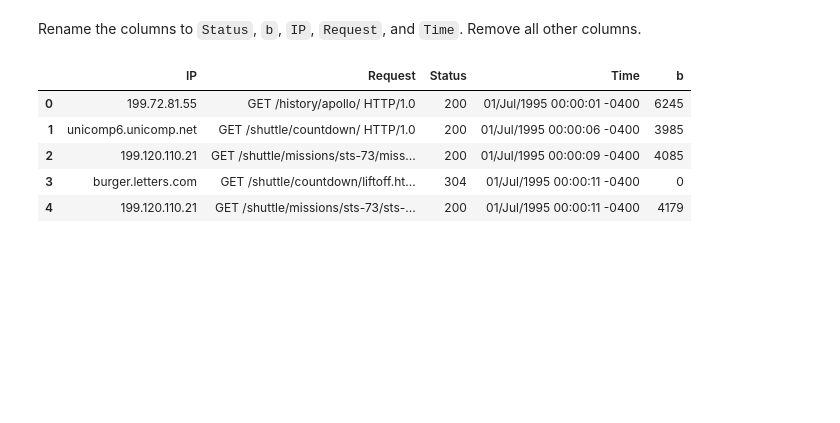
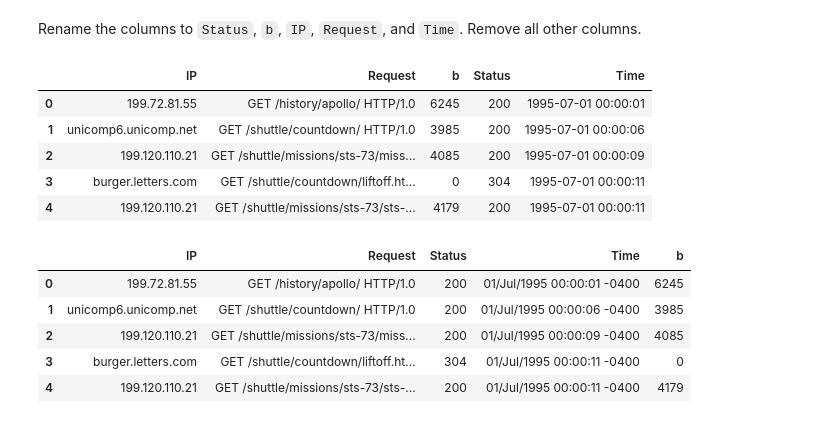
Before and after one commit to tow02/iccs413, a Jupyter notebook: assignments/a1/Assn1 - Web Server Log Analysis.ipynb, the cells around one changed output. Drawn from its saved outputs; the diff is of its cells as text; code cells hidden in the pictures; blank space fills up the shorter version.

```diff
--- a/assignments/a1/Assn1 - Web Server Log Analysis.ipynb
+++ b/assignments/a1/Assn1 - Web Server Log Analysis.ipynb
@@ -70,0 +69,16 @@ Remember we want the data to be a *list of dictionaries* as shown below:
+# %%
+# Fill code here
+import apache_log_parser
+
+log_format = '%h %l %u %t \"%r\" %>s %b'
+log_file = 'data/NASA_access_log_Jul95'
+line_parser = apache_log_parser.make_parser(log_format)
+data = []
+
+with open(log_file, 'r') as f:
+    for line in f:
+        try:
+            log_line_data = line_parser(line)
+            data.append(log_line_data)
+        except:
+            continue
@@ -92,6 +126,7 @@ data[:2]
 In this part, we will create a data frame from `data` and clean it up a little bit. First, create a data frame called `df` from `data`
 # %%
 # Fill code here
+df = pd.DataFrame(data)
 # %% [markdown]
 Now, show the first two line of `df`
 # %%
@@ -109,3 +147,29 @@ Rename the columns to `Status`, `b`, `IP`, `Request`, and `Time`. Remove all oth
+# %%
+# Fill code here
+df = df.rename(columns= {
+    "status": "Status",
+    "response_bytes_clf": "b",
+    "remote_host": "IP",
+    "request_first_line": "Request",
+    "time_recieved_datetimeobj": "Time"
+})
+# %%
+head_columns = np.array(df.columns.values)
+dropped_labels = head_columns[head_columns != 'Status']
+dropped_labels = dropped_labels[dropped_labels != 'b']
+dropped_labels = dropped_labels[dropped_labels != 'IP']
+dropped_labels = dropped_labels[dropped_labels != 'Request']
+dropped_labels = dropped_labels[dropped_labels != 'Time']
+# %%
+df = df.drop(dropped_labels, axis=1)
+df[:5]
+# %% [output]
+|  | IP | Request | b | Status | Time |
+| 0 | 199.72.81.55 | GET /history/apollo/ HTTP/1.0 | 6245 | 200 | 1995-07-01 00:00:01 |
+| 1 | unicomp6.unicomp.net | GET /shuttle/countdown/ HTTP/1.0 | 3985 | 200 | 1995-07-01 00:00:06 |
+| 2 | 199.120.110.21 | GET /shuttle/missions/sts-73/miss... | 4085 | 200 | 1995-07-01 00:00:09 |
+| 3 | burger.letters.com | GET /shuttle/countdown/liftoff.ht... | 0 | 304 | 1995-07-01 00:00:11 |
+| 4 | 199.120.110.21 | GET /shuttle/missions/sts-73/sts-... | 4179 | 200 | 1995-07-01 00:00:11 |
 # %%
 # Expected output
 # %% [output]
```
Also changed, not shown: parts of 11 cells of this notebook.
